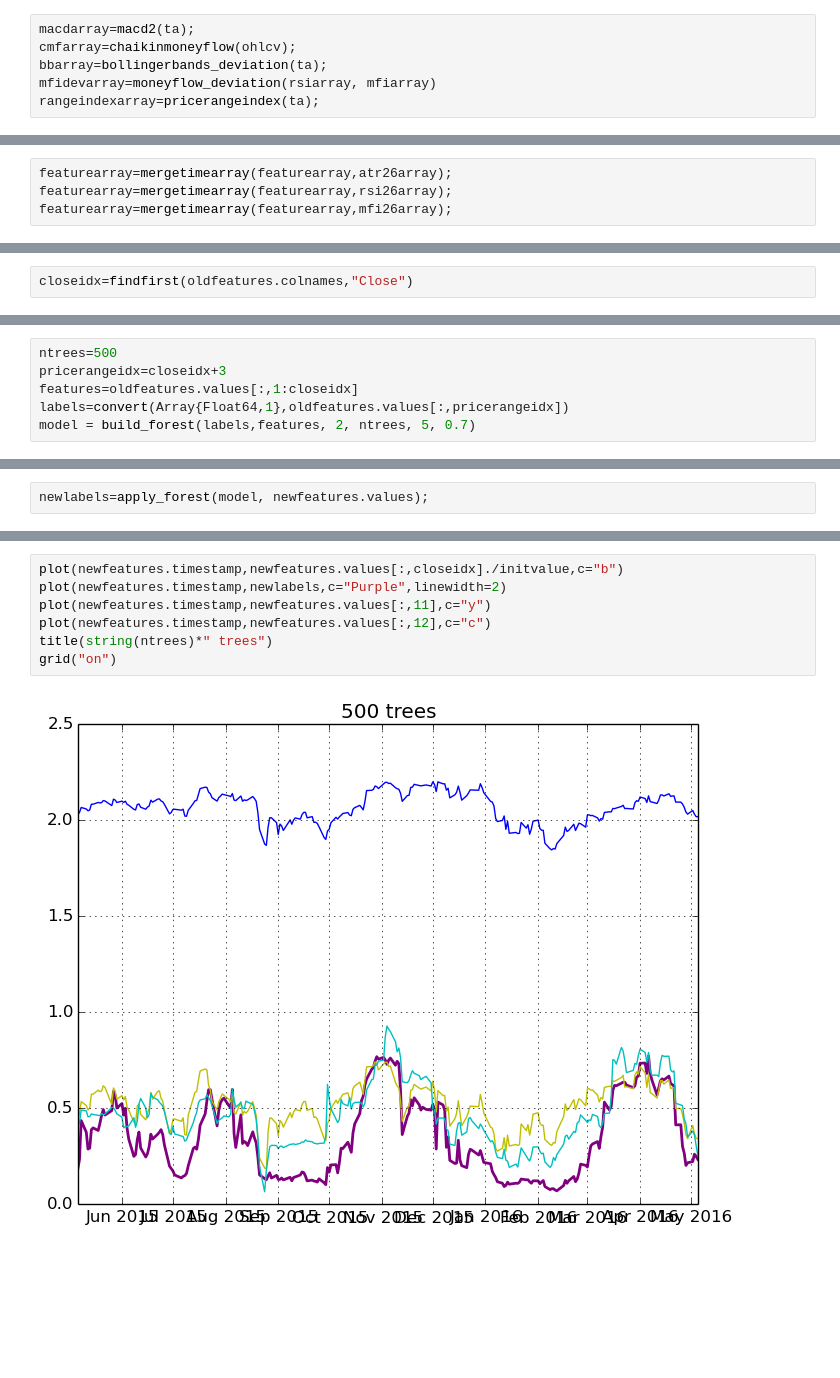
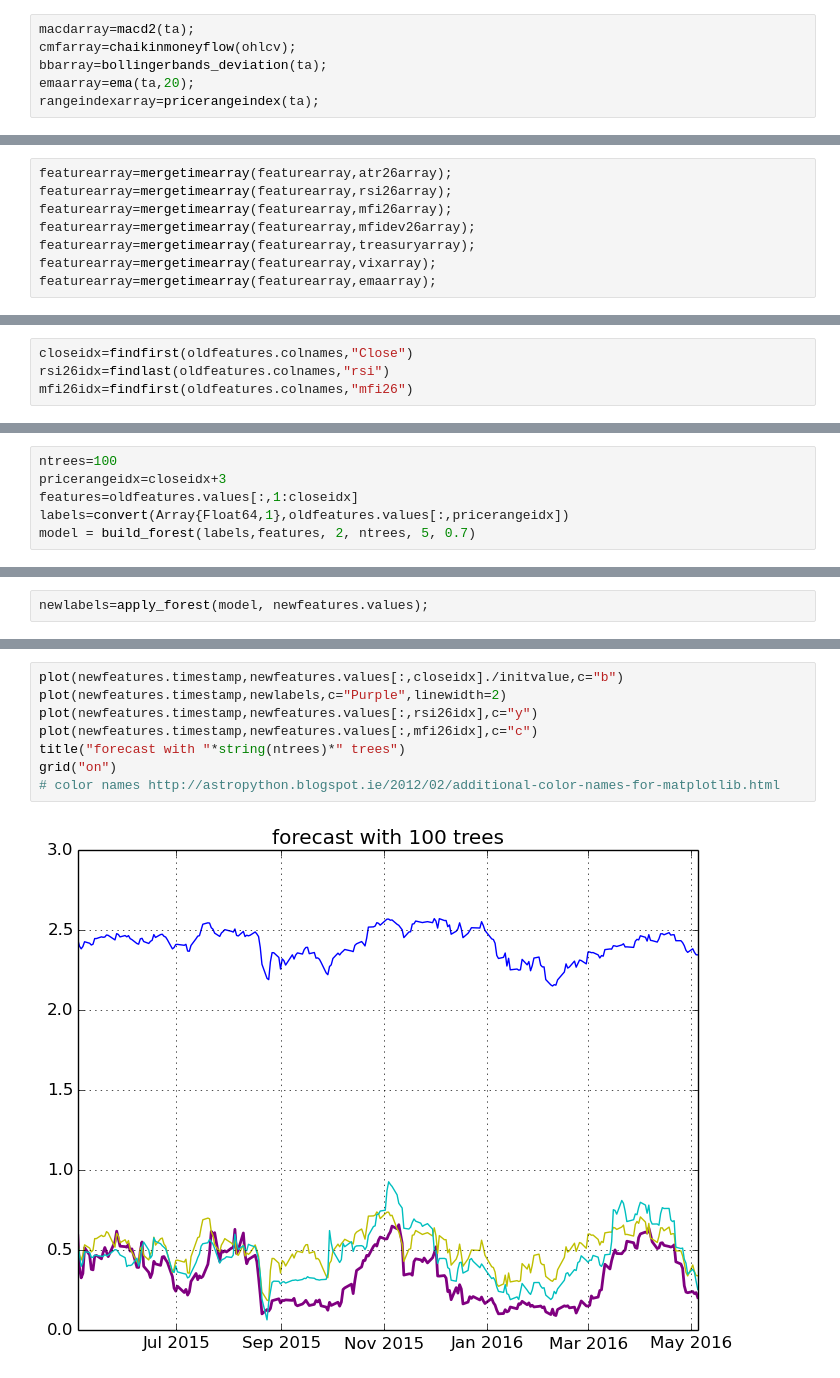
Before and after one commit to littlepanic72/FinancialData, a Jupyter notebook: financialdata.ipynb, the cells around one changed output, grey strips where cells are left out. Drawn from its saved outputs; the diff is of its cells as text; blank space fills up the shorter version.

```diff
--- a/financialdata.ipynb
+++ b/financialdata.ipynb
@@ -239,7 +265,7 @@ mfi26array=moneyflowindex(ohlcv,26);
 macdarray=macd2(ta);
 cmfarray=chaikinmoneyflow(ohlcv);
 bbarray=bollingerbands_deviation(ta);
-mfidevarray=moneyflow_deviation(rsiarray, mfiarray)
+emaarray=ema(ta,20);
 rangeindexarray=pricerangeindex(ta);
 # %%
 featurearray=mergetimearray(atrarray,rsiarray);
@@ -257,3 +279,7 @@ featurearray=mergetimearray(featurearray,macdarray);
 featurearray=mergetimearray(featurearray,atr26array);
 featurearray=mergetimearray(featurearray,rsi26array);
 featurearray=mergetimearray(featurearray,mfi26array);
+featurearray=mergetimearray(featurearray,mfidev26array);
+featurearray=mergetimearray(featurearray,treasuryarray);
+featurearray=mergetimearray(featurearray,vixarray);
+featurearray=mergetimearray(featurearray,emaarray);
@@ -304,3 +328,5 @@ newfeatures=TimeArray(featurearray2.timestamp[sidx+1:end],featurearray2.values[s
 # %%
 closeidx=findfirst(oldfeatures.colnames,"Close")
+rsi26idx=findlast(oldfeatures.colnames,"rsi")
+mfi26idx=findfirst(oldfeatures.colnames,"mfi26")
 # %% [output]
@@ -318,7 +346,7 @@ Closest candidates are:
 using DecisionTree
 using ScikitLearn
 # %%
-ntrees=500
+ntrees=100
 pricerangeidx=closeidx+3
 features=oldfeatures.values[:,1:closeidx]
 labels=convert(Array{Float64,1},oldfeatures.values[:,pricerangeidx])
@@ -349,9 +381,10 @@ grid("on")
 # %%
 plot(newfeatures.timestamp,newfeatures.values[:,closeidx]./initvalue,c="b")
 plot(newfeatures.timestamp,newlabels,c="Purple",linewidth=2)
-plot(newfeatures.timestamp,newfeatures.values[:,11],c="y")
-plot(newfeatures.timestamp,newfeatures.values[:,12],c="c")
-title(string(ntrees)*" trees")
+plot(newfeatures.timestamp,newfeatures.values[:,rsi26idx],c="y")
+plot(newfeatures.timestamp,newfeatures.values[:,mfi26idx],c="c")
+title("forecast with "*string(ntrees)*" trees")
 grid("on")
+# color names http://astropython.blogspot.ie/2012/02/additional-color-names-for-matplotlib.html
 # %% [output]
-[figure, old version]
+[figure, new version]
```
Also changed, not shown: parts of 32 cells of this notebook.
